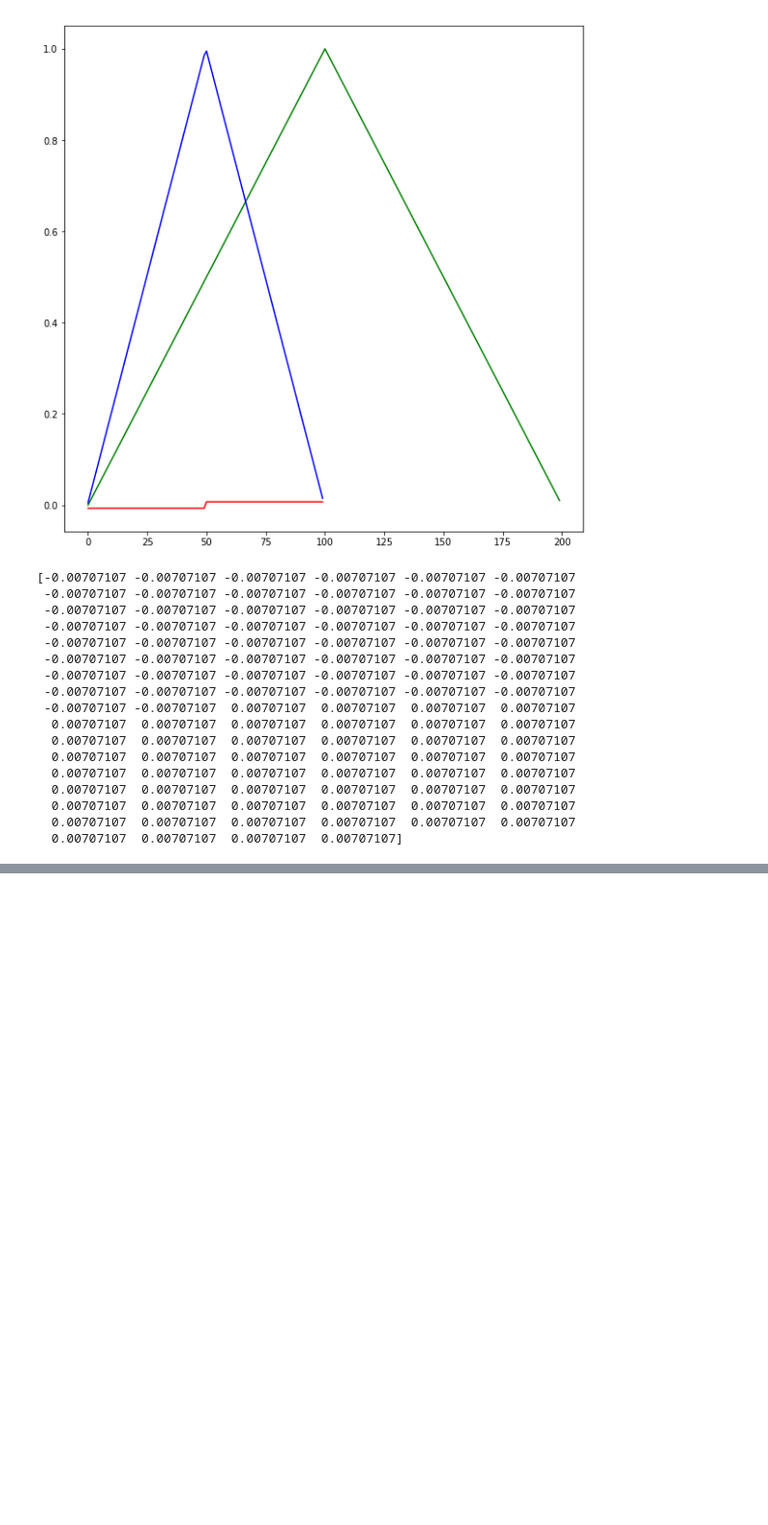
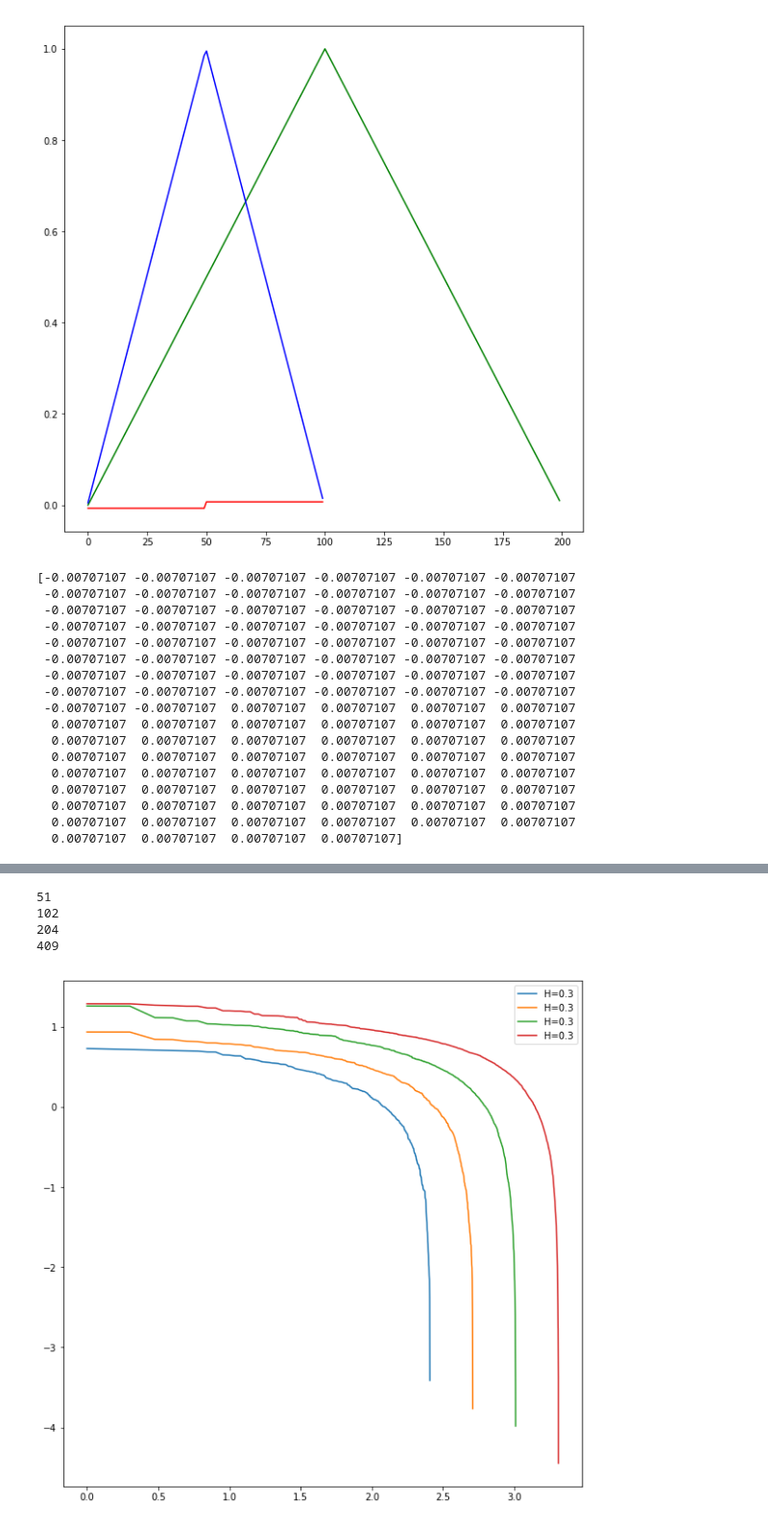
Before and after one commit to Agrim9/MultiFractal_Signal_Analysis, a Jupyter notebook: FBM_NB.ipynb, the cells around one changed output, grey strips where cells are left out. Shown at 96% size. Saved outputs shown, nothing was run; the diff lists cells and outputs as text; code cells hidden in the pictures; blank space fills up the shorter version.

```diff
--- a/FBM_NB.ipynb
+++ b/FBM_NB.ipynb
@@ -270,0 +319,19 @@ print(tr_cD)
+# %%
+plt.rcParams['figure.figsize'] = (10, 10)
+fig = plt.figure()
+ax= fig.add_subplot(111)
+get_wavelet_var('haar',0.3,1024,est_sil=1,plot_sil=0)
+get_wavelet_var('haar',0.3,2048,est_sil=1,plot_sil=0)
+get_wavelet_var('haar',0.3,4096,est_sil=1,plot_sil=0)
+get_wavelet_var('haar',0.3,8192,est_sil=1,plot_sil=0)
+#get_wavelet_var('haar',0.3,16384,est_sil=0,plot_sil=0)
+
+handles, labels = ax.get_legend_handles_labels()
+ax.legend(handles, labels)
+plt.show()
+# %% [output]
+51
+102
+204
+409
+[figure, added]
```
Also changed, not shown: parts of 13 cells of this notebook, 3 other files.
